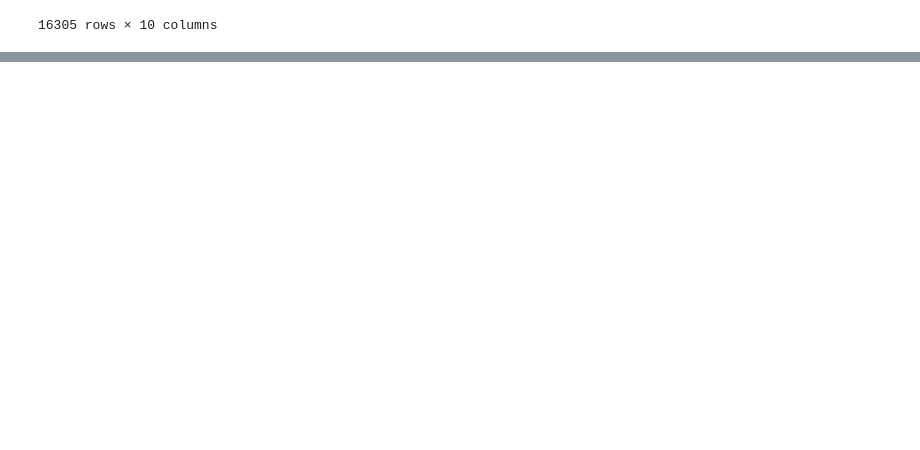
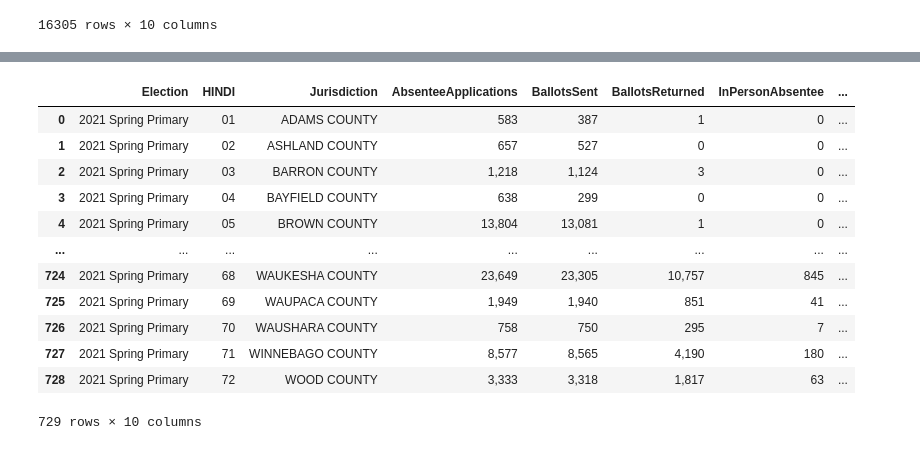
Before and after one commit to skim3ww/2021_wec_avev_tracker, a Jupyter notebook: vr_scrapper.ipynb, the cells around one changed output, grey strips where cells are left out. Saved outputs shown, nothing was run; the diff lists cells and outputs as text; code cells hidden in the pictures; blank space fills up the shorter version.

```diff
--- a/vr_scrapper.ipynb
+++ b/vr_scrapper.ipynb
@@ -242,0 +243,16 @@ county.loc[county['HINDI'] == '42']
+# %%
+county[:-1]
+# %% [output]
+|  | Election | HINDI | Jurisdiction | AbsenteeApplications | BallotsSent | BallotsReturned | InPersonAbsentee | ... |
+| 0 | 2021 Spring Primary | 01 | ADAMS COUNTY | 583 | 387 | 1 | 0 | ... |
+| 1 | 2021 Spring Primary | 02 | ASHLAND COUNTY | 657 | 527 | 0 | 0 | ... |
+| 2 | 2021 Spring Primary | 03 | BARRON COUNTY | 1,218 | 1,124 | 3 | 0 | ... |
+| 3 | 2021 Spring Primary | 04 | BAYFIELD COUNTY | 638 | 299 | 0 | 0 | ... |
+| 4 | 2021 Spring Primary | 05 | BROWN COUNTY | 13,804 | 13,081 | 1 | 0 | ... |
+| ... | ... | ... | ... | ... | ... | ... | ... | ... |
+| 724 | 2021 Spring Primary | 68 | WAUKESHA COUNTY | 23,649 | 23,305 | 10,757 | 845 | ... |
+| 725 | 2021 Spring Primary | 69 | WAUPACA COUNTY | 1,949 | 1,940 | 851 | 41 | ... |
+| 726 | 2021 Spring Primary | 70 | WAUSHARA COUNTY | 758 | 750 | 295 | 7 | ... |
+| 727 | 2021 Spring Primary | 71 | WINNEBAGO COUNTY | 8,577 | 8,565 | 4,190 | 180 | ... |
+| 728 | 2021 Spring Primary | 72 | WOOD COUNTY | 3,333 | 3,318 | 1,817 | 63 | ... |
+729 rows × 10 columns
```
Also changed, not shown: parts of 1 cell of this notebook, 1 other file.
